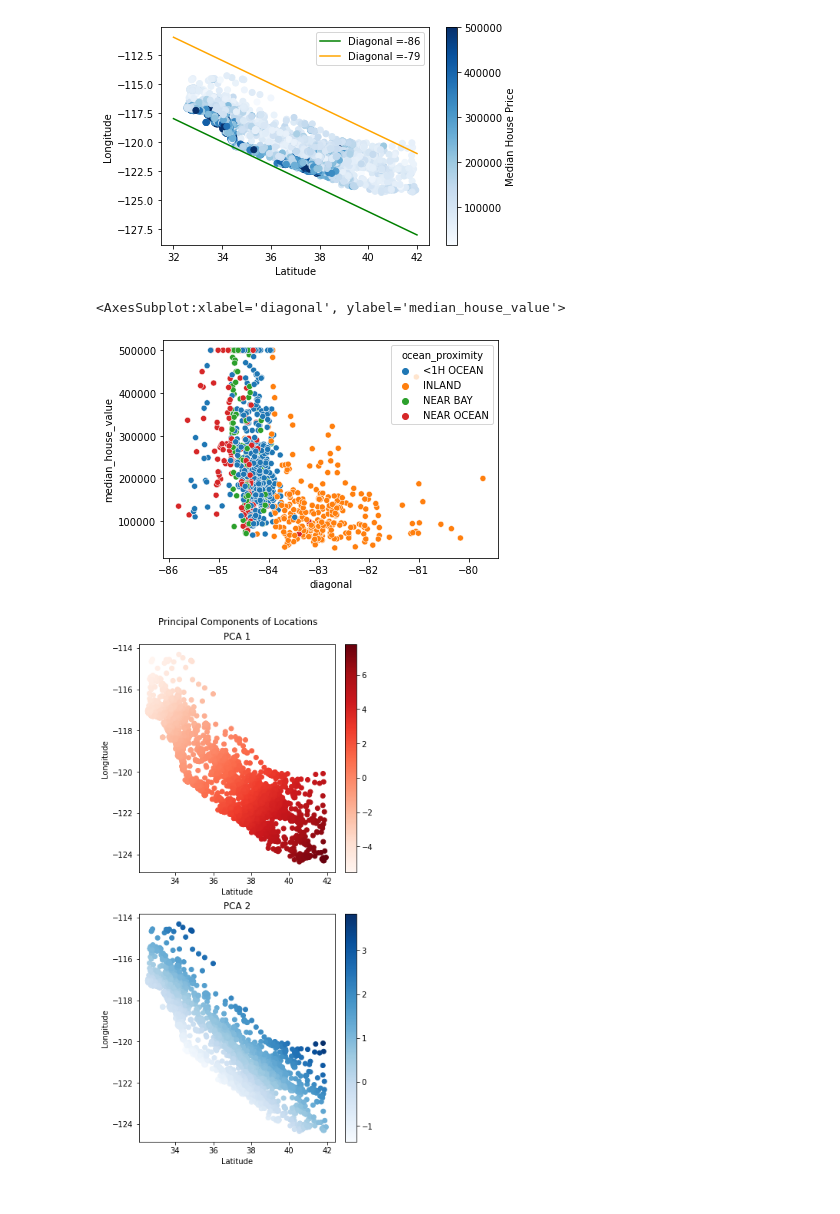
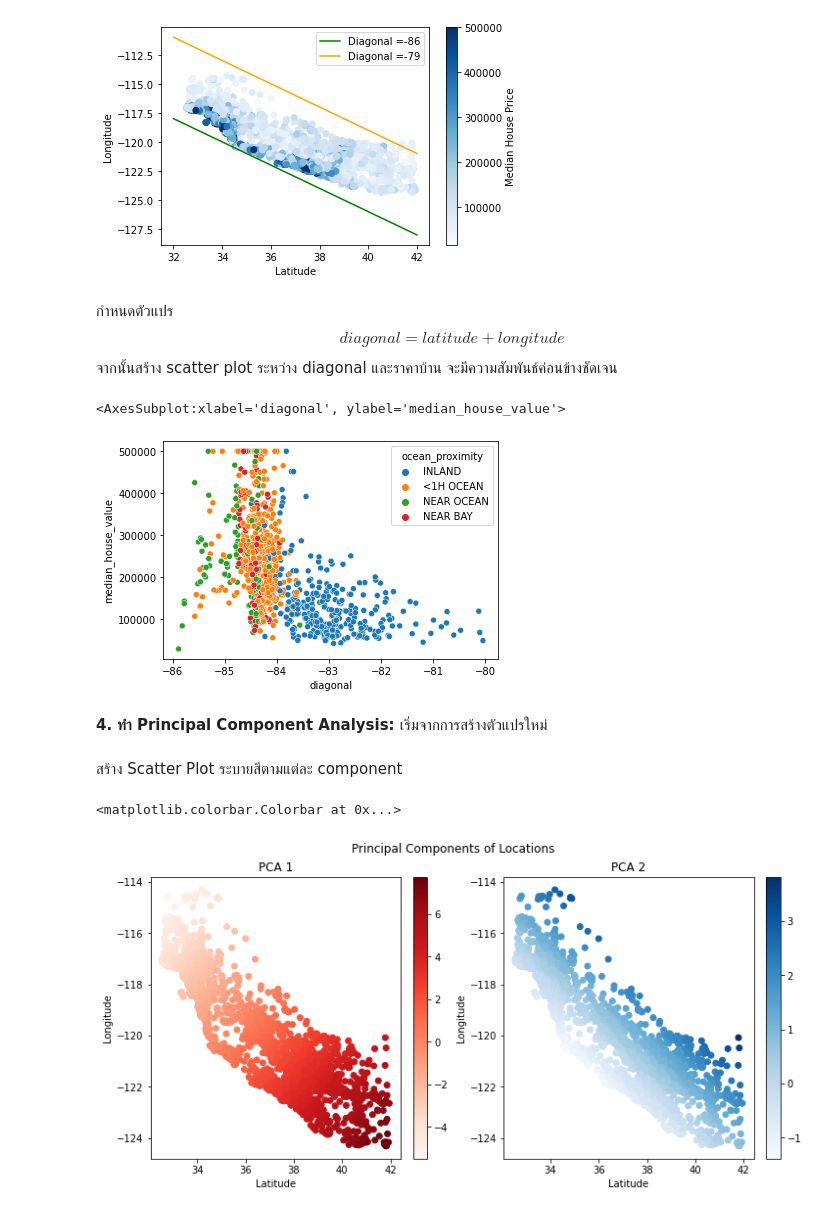
Before and after one commit to primavista40/Housing-Tutorials, a Jupyter notebook: California Housing.ipynb, the cells around one changed output. Drawn from its saved outputs; the diff is of its cells as text; code cells hidden in the pictures.

```diff
--- a/California Housing.ipynb
+++ b/California Housing.ipynb
@@ -0,0 +3,9 @@
+# %%
+import pandas as pd
+import matplotlib.pyplot as plt
+import numpy as np
+from sklearn.model_selection import train_test_split
+import seaborn as sns
+# อ่านไฟล์ข้อมูลให้เลือกใช้ filename ตามที่ตั้งชื่อไว้
+file_name = './Data/housing.csv'
+df = pd.read_csv(file_name)
@@ -30,10 +40,16 @@ plt.legend()
 # %% [output]
 <matplotlib.legend.Legend at 0x...>
 [figure]
+# %% [markdown]
+กำหนดตัวแปร
+$$ diagonal = latitude + longitude$$
+จากนั้นสร้าง scatter plot ระหว่าง diagonal และราคาบ้าน จะมีความสัมพันธ์ค่อนข้างชัดเจน
 # %%
 df_train['diagonal'] =df_train['latitude']+df_train['longitude']
 df_test['diagonal'] =df_test['latitude']+df_test['longitude']
 sns.scatterplot(x='diagonal',y='median_house_value',data=df_train.sample(1000),hue='ocean_proximity')
 # %% [output]
 <AxesSubplot:xlabel='diagonal', ylabel='median_house_value'>
-[figure, old version]
+[figure, new version]
+# %% [markdown]
+<b>4. ทำ Principal Component Analysis: </b> เริ่มจากการสร้างตัวแปรใหม่
@@ -40,25 +66,18 @@ sns.scatterplot(x='diagonal',y='median_house_value',data=df_train.sample(1000),h
+# %% [markdown]
+สร้าง Scatter Plot ระบายสีตามแต่ละ component
 # %%
-from sklearn.decomposition import PCA
-pca = PCA(n_components=2)
-train_location = df_train[['latitude','longitude']]
-pca_fit =pca.fit(train_location)
-df_train[['PCA_1','PCA_2']]= pca_fit.transform(train_location)
-test_location = df_test[['latitude','longitude']]
-df_test[['PCA_1','PCA_2']]= pca_fit.transform(test_location)
-
-
-fig, (ax1,ax2) = plt.subplots(2,1,constrained_layout= True,figsize=(5,10))
+fig, (ax1,ax2) = plt.subplots(1,2,constrained_layout= True,figsize=(10,5))
 fig.suptitle('Principal Components of Locations')
 ax1.title.set_text('PCA 1')
 plot1 = ax1.scatter(df_train['latitude'],df_train['longitude'],c = df_train['PCA_1'],cmap= 'Reds')
 ax1.set_xlabel('Latitude')
 ax1.set_ylabel('Longitude')
 plt.colorbar(plot1,ax=ax1)
 ax2.title.set_text('PCA 2')
 plot2 = ax2.scatter(df_train['latitude'],df_train['longitude'],c = df_train['PCA_2'],cmap= 'Blues')
 ax2.set_xlabel('Latitude')
 ax2.set_ylabel('Longitude')
 plt.colorbar(plot2,ax=ax2)
-fig.show()
 # %% [output]
+<matplotlib.colorbar.Colorbar at 0x...>
-[figure, old version]
+[figure, new version]
```
Also changed, not shown: parts of 23 cells of this notebook.
